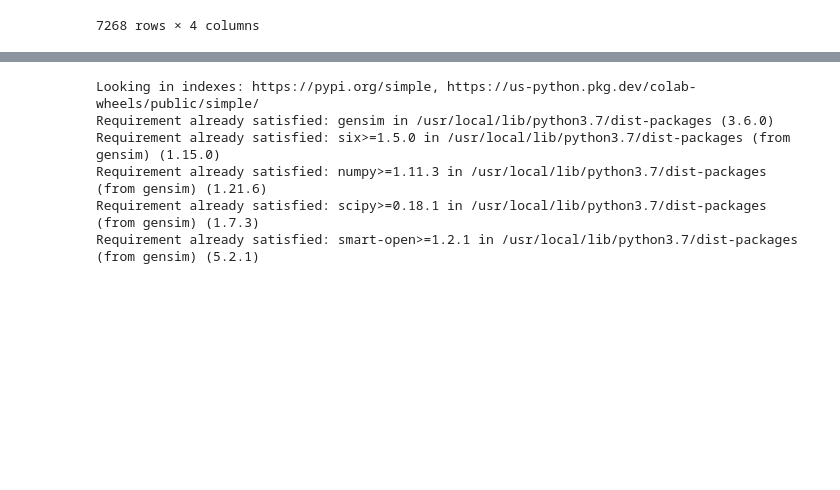
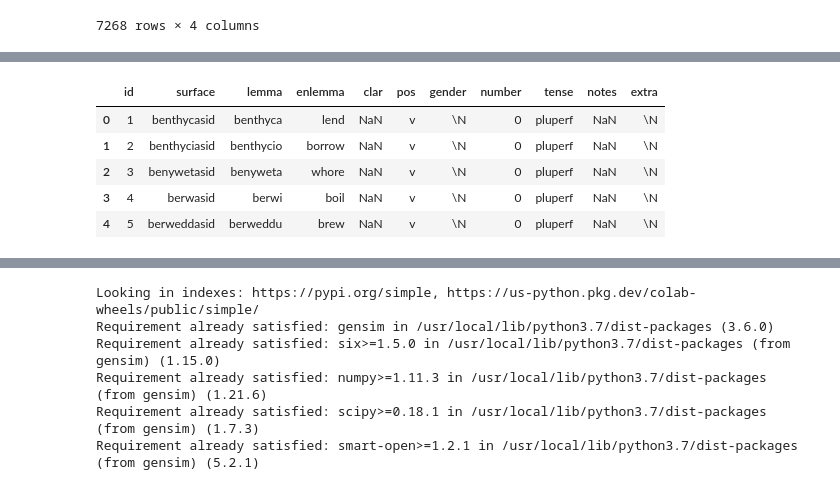
Before and after one commit to BranislavMajernik/voyniXfiles, a Jupyter notebook: voynixf1.ipynb, the cells around one changed output, grey strips where cells are left out. Saved outputs shown, nothing was run; the diff lists cells and outputs as text; code cells hidden in the pictures; blank space fills up the shorter version.

```diff
--- a/voynixf1.ipynb
+++ b/voynixf1.ipynb
@@ -82,0 +179,10 @@ dfs
+# %%
+dataw = pd.read_csv('cylist20131111.csv', sep=',')
+dataw.head()
+# %% [output]
+|  | id | surface | lemma | enlemma | clar | pos | gender | number | tense | notes | extra |
+| 0 | 1 | benthycasid | benthyca | lend | NaN | v | \N | 0 | pluperf | NaN | \N |
+| 1 | 2 | benthyciasid | benthycio | borrow | NaN | v | \N | 0 | pluperf | NaN | \N |
+| 2 | 3 | benywetasid | benyweta | whore | NaN | v | \N | 0 | pluperf | NaN | \N |
+| 3 | 4 | berwasid | berwi | boil | NaN | v | \N | 0 | pluperf | NaN | \N |
+| 4 | 5 | berweddasid | berweddu | brew | NaN | v | \N | 0 | pluperf | NaN | \N |
```
Also changed, not shown: parts of 21 cells of this notebook.
